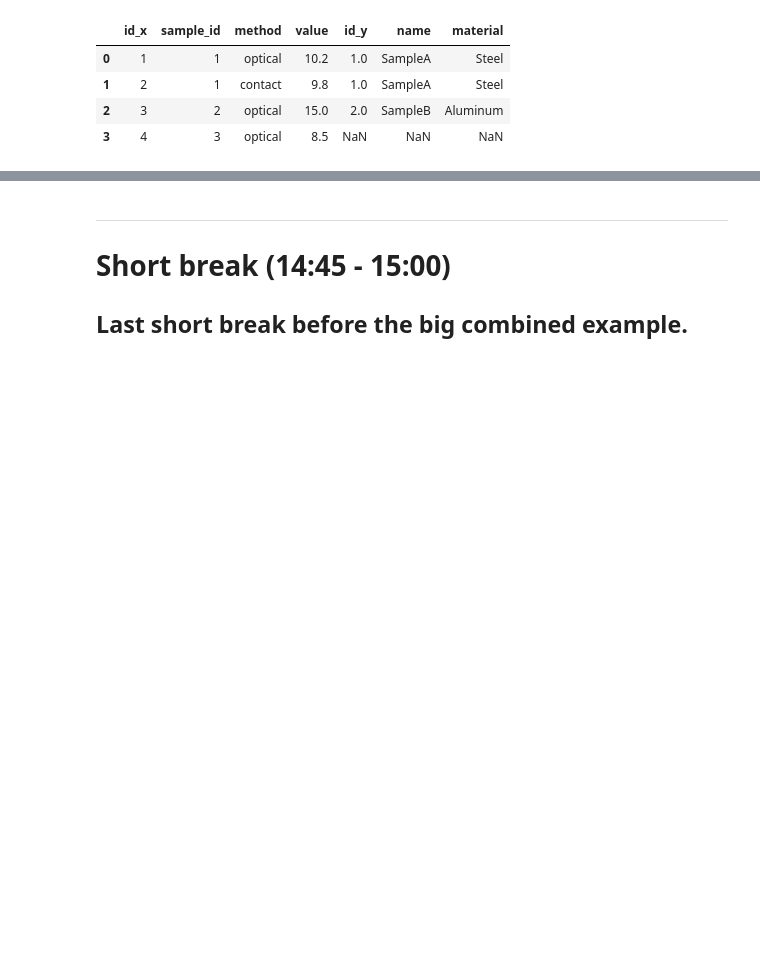
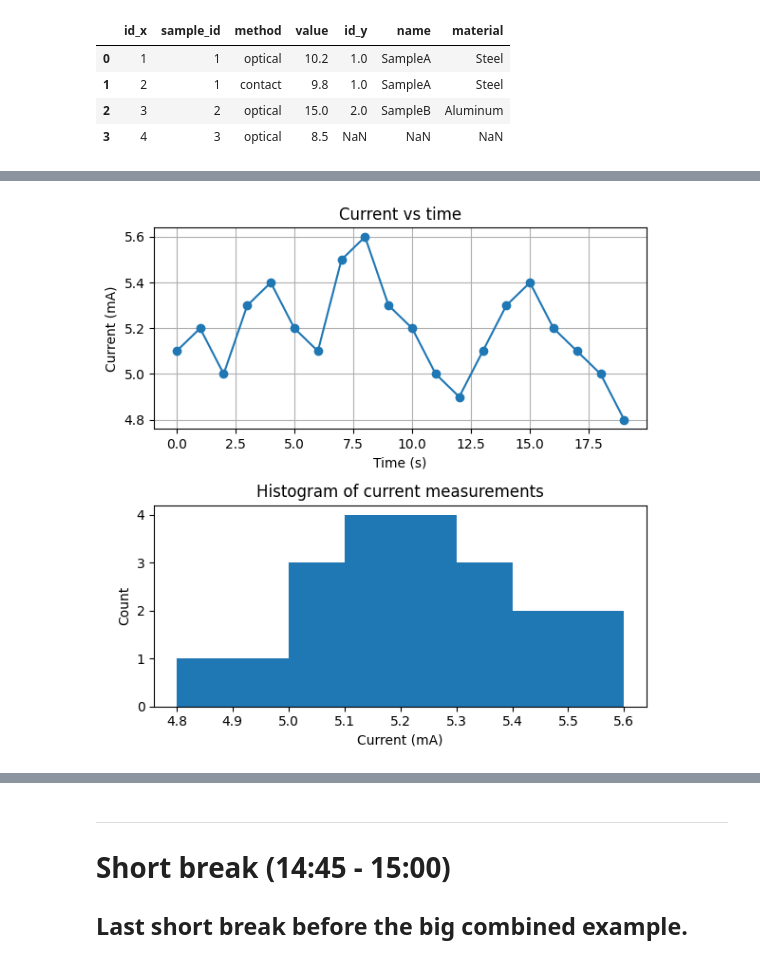
Before and after one commit to Artillence/python_advanced_course, a Jupyter notebook: day2_advanced_data_and_databases.ipynb, the cells around one changed output, grey strips where cells are left out. Saved outputs shown, nothing was run; the diff lists cells and outputs as text; code cells hidden in the pictures; blank space fills up the shorter version.

```diff
--- a/day2_advanced_data_and_databases.ipynb
+++ b/day2_advanced_data_and_databases.ipynb
@@ -1733,0 +3365,32 @@ plt.show()
+# %%
+# Reference solution for Exercise 11.1.2
+
+import numpy as np
+import matplotlib.pyplot as plt
+
+# Given time and current measurement data
+time_s = np.arange(0, 20)
+current_mA = np.array([
+    5.1, 5.2, 5.0, 5.3, 5.4, 5.2, 5.1, 5.5, 5.6, 5.3,
+    5.2, 5.0, 4.9, 5.1, 5.3, 5.4, 5.2, 5.1, 5.0, 4.8,
+])
+
+fig, axes = plt.subplots(nrows=2, ncols=1, figsize=(6, 6))
+
+# Top subplot
+axes[0].plot(time_s, current_mA, marker="o")
+axes[0].set_xlabel("Time (s)")
+axes[0].set_ylabel("Current (mA)")
+axes[0].set_title("Current vs time")
+axes[0].grid(True)
+
+# Bottom subplot
+axes[1].hist(current_mA, bins=8)
+axes[1].set_xlabel("Current (mA)")
+axes[1].set_ylabel("Count")
+axes[1].set_title("Histogram of current measurements")
+
+fig.tight_layout()
+plt.show()
+# %% [output]
+[figure, added]
```
Also changed, not shown: parts of 63 cells of this notebook, 2 other files.
